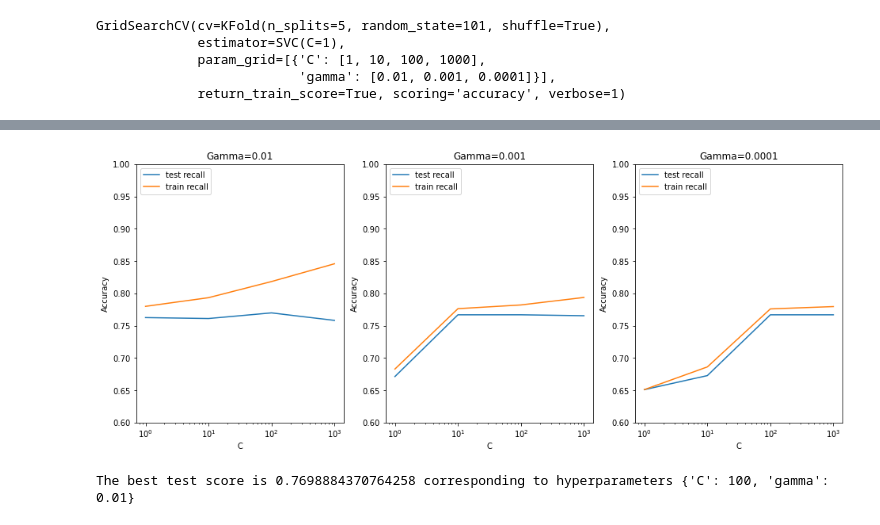
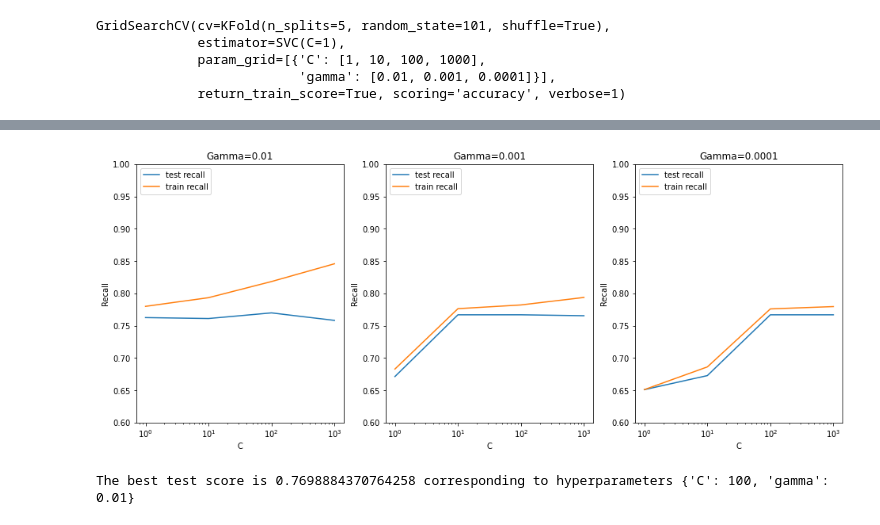
Before and after one commit to MR-1301/Diabetes-Detection-Project, a Jupyter notebook: Python NoteBook/SVM.final.ipynb, the cells around one changed output, grey strips where cells are left out. Saved outputs shown, nothing was run; the diff lists cells and outputs as text; code cells hidden in the pictures.

```diff
--- a/Python NoteBook/SVM_new.ipynb
+++ b/Python NoteBook/SVM.final.ipynb
@@ -323,41 +323,41 @@ gamma_01 = cv_results_new[cv_results_new['param_gamma']==0.01]
 plt.plot(gamma_01["param_C"], gamma_01["mean_test_score"])
 plt.plot(gamma_01["param_C"], gamma_01["mean_train_score"])
 plt.xlabel('C')
-plt.ylabel('Accuracy')
+plt.ylabel('Recall')
 plt.title("Gamma=0.01")
 plt.ylim([0.60, 1])
 plt.legend(['test recall', 'train recall'], loc='upper left')
 plt.xscale('log')
 
 
 # subplot 2/3
 plt.subplot(132)
 gamma_01 = cv_results_new[cv_results_new['param_gamma']==0.001]
 
 plt.plot(gamma_01["param_C"], gamma_01["mean_test_score"])
 plt.plot(gamma_01["param_C"], gamma_01["mean_train_score"])
 plt.xlabel('C')
-plt.ylabel('Accuracy')
+plt.ylabel('Recall')
 plt.title("Gamma=0.001")
 plt.ylim([0.60, 1])
 plt.legend(['test recall', 'train recall'], loc='upper left')
 plt.xscale('log')
 
 
 # subplot 3/3
 plt.subplot(133)
 gamma_01 = cv_results_new[cv_results_new['param_gamma']==0.0001]
 
 plt.plot(gamma_01["param_C"], gamma_01["mean_test_score"])
 plt.plot(gamma_01["param_C"], gamma_01["mean_train_score"])
 plt.xlabel('C')
-plt.ylabel('Accuracy')
+plt.ylabel('Recall')
 plt.title("Gamma=0.0001")
 plt.ylim([0.60, 1])
 plt.legend(['test recall', 'train recall'], loc='upper left')
 plt.xscale('log')
 # %% [output]
-[figure, old version]
+[figure, new version]
 # %%
 # printing the optimal accuracy score and hyperparameters
 best_score = model_cv_new.best_score_
```
Also changed, not shown: parts of 4 cells of this notebook, 1 other file.
